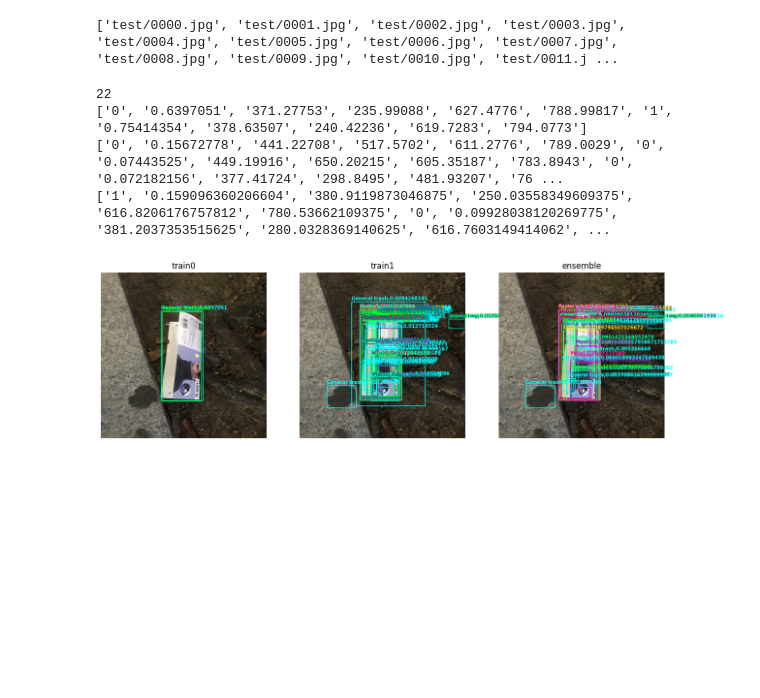
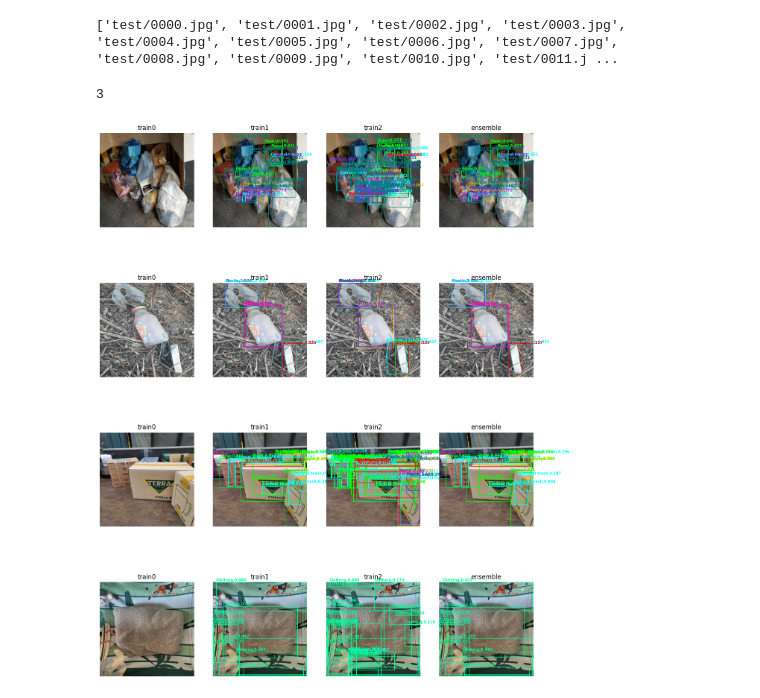
Before and after one commit to boostcampaitech5/level2_objectdetection-cv-01, a Jupyter notebook: mmdetection/Ensemble.ipynb, the cells around one changed output. Drawn from its saved outputs; the diff is of its cells as text; code cells hidden in the pictures; blank space fills up the shorter version.

Commit message:
split dataset 및 실험 데이터

```diff
--- a/mmdetection/Ensemble.ipynb
+++ b/mmdetection/Ensemble.ipynb
@@ -41,8 +46,8 @@ index created!
 # %%
 prediction_strings = []
 file_names = []
-iou_thr = 0.3
-weights = [1.5,1]
+iou_thr = 0.8
+weights = [1.5,1.5,2]
 
 for i, image_id in enumerate(image_ids):
     prediction_string = ''
@@ -53,6 +58,10 @@ for i, image_id in enumerate(image_ids):
     for df in submission_df:
         predict_string = df[df['image_id'] == image_id]['PredictionString'].tolist()[0]
         predict_list = str(predict_string).split()
+        if predict_list==['nan']:
+            boxes_list.append([])
+            scores_list.append([])
+            labels_list.append([])
 
         if len(predict_list)==0 or len(predict_list)==1:
             continue
@@ -71,8 +80,12 @@ for i, image_id in enumerate(image_ids):
         scores_list.append(list(map(float, predict_list[:, 1].tolist())))
         labels_list.append(list(map(int, predict_list[:, 0].tolist())))
 
+
     if len(boxes_list):
-        boxes, scores, labels = weighted_boxes_fusion(boxes_list, scores_list, labels_list, weights=weights, iou_thr=iou_thr)
+        boxes, scores, labels = weighted_boxes_fusion(boxes_list, scores_list, labels_list,
+                                                       weights=weights, iou_thr=iou_thr,
+                                                       skip_box_thr=0.3,
+                                                       conf_type="avg")
         for box, score, label in zip(boxes, scores, labels):
             prediction_string += str(int(label)) + ' ' + str(score) + ' ' + str(box[0] * image_info['width']) + ' ' + str(box[1] * image_info['height']) + ' ' + str(box[2] * image_info['width']) + ' ' + str(box[3] * image_info['height']) + ' '
 
@@ -103,40 +130,44 @@ img_idx = 0
 print(image_ids)
 # %% [output]
 ['test/0000.jpg', 'test/0001.jpg', 'test/0002.jpg', 'test/0003.jpg', 'test/0004.jpg', 'test/0005.jpg', 'test/0006.jpg', 'test/0007.jpg', 'test/0008.jpg', 'test/0009.jpg', 'test/0010.jpg', 'test/0011.j ...
+# %%
+
+len(scores)
+# %% [output]
+3
+# %%
+img_idx = 0
 # %%
 colors = ['cyan', 'lime', 'orange', 'deeppink', 'gold', 'blueviolet', 'red', 'teal', 'hotpink', 'mediumspringgreen']
 category = ["General trash", "Paper", "Paper pack", "Metal", "Glass", "Plastic", "Styrofoam", "Plastic bag", "Battery", "Clothing"]
 
-fig, axes = plt.subplots(1, 3, figsize=(15, 7))
-image_id = image_ids[img_idx]
-img_idx+=1
-print(img_idx)
-img_path = os.path.join("../../dataset/", image_id)
+colors = ['cyan', 'lime', 'orange', 'deeppink', 'gold', 'blueviolet', 'red', 'teal', 'hotpink', 'mediumspringgreen']
+
+fig, axes = plt.subplots(4, 4, figsize=(15, 20))
 
 informations = {f"train{idx}" : df for idx, df in enumerate(submission_df)}
 informations['ensemble'] = submission
-for i, (name, df) in enumerate(informations.items()):
-    predict_list = str(df[df['image_id'] == image_id]['PredictionString'].tolist()[0]).split()
-    x = i % 3
-    # y = i // 3
-    img = Image.open(img_path)
-    print(predict_list)
+for y, image_id in enumerate(image_ids[4*img_idx:4*img_idx+4]):
+    img_path = os.path.join("../../dataset/", image_id)
 
-    axes[x].imshow(img)
-    axes[x].axis('off')
-    axes[x].set_title(name)
-    if len(predict_list)%6 != 0:
-        raise
-    for idx in range(len(predict_list)//6):
-        label, confidence, x_min, y_min, x_max, y_max = int(predict_list[6*idx + 0]), float(predict_list[6*idx + 1]), float(predict_list[6*idx + 2]), float(predict_list[6*idx + 3]), float(predict_list[6*idx + 4]), float(predict_list[6*idx + 5])
-        rect = patches.Rectangle((x_min, y_min), x_max - x_min, y_max - y_min, linewidth=1, edgecolor=colors[label], facecolor='none')
-        axes[x].add_patch(rect)
-        axes[x].text(x_min, y_min-10, f"{category[label]}", color=colors[label], fontsize=7, weight='bold')
+    for i, (name, df) in enumerate(informations.items()):
+        predict_list = str(df[df['image_id'] == image_id]['PredictionString'].tolist()[0]).split()
+        if predict_list == ['nan']:
+            predict_list = []
+        x = i % 4
+        img = Image.open(img_path)
+
+        axes[y][x].imshow(img)
+        axes[y][x].axis('off')
+        axes[y][x].set_title(name)
+
+        for idx in range(len(predict_list)//6):
+            label, confidence, x_min, y_min, x_max, y_max = int(predict_list[6*idx + 0]), float(predict_list[6*idx + 1]), float(predict_list[6*idx + 2]), float(predict_list[6*idx + 3]), float(predict_list[6*idx + 4]), float(predict_list[6*idx + 5])
+            rect = patches.Rectangle((x_min, y_min), x_max - x_min, y_max - y_min, linewidth=1, edgecolor=colors[label], facecolor='none')
+            axes[y][x].add_patch(rect)
+            axes[y][x].text(x_min, y_min-10, f"{category[label]},{confidence:.3f}", color=colors[label], fontsize=7, weight='bold')
 fig.set_tight_layout
+img_idx += 1
 plt.show()
 # %% [output]
-22
-['0', '0.6397051', '371.27753', '235.99088', '627.4776', '788.99817', '1', '0.75414354', '378.63507', '240.42236', '619.7283', '794.0773']
-['0', '0.15672778', '441.22708', '517.5702', '611.2776', '789.0029', '0', '0.07443525', '449.19916', '650.20215', '605.35187', '783.8943', '0', '0.072182156', '377.41724', '298.8495', '481.93207', '76 ...
-['1', '0.159096360206604', '380.9119873046875', '250.03558349609375', '616.8206176757812', '780.53662109375', '0', '0.09928038120269775', '381.2037353515625', '280.0328369140625', '616.7603149414062', ...
-[figure, old version]
+[figure, new version]
```
Also changed, not shown: parts of 5 cells of this notebook, 14 other files.
